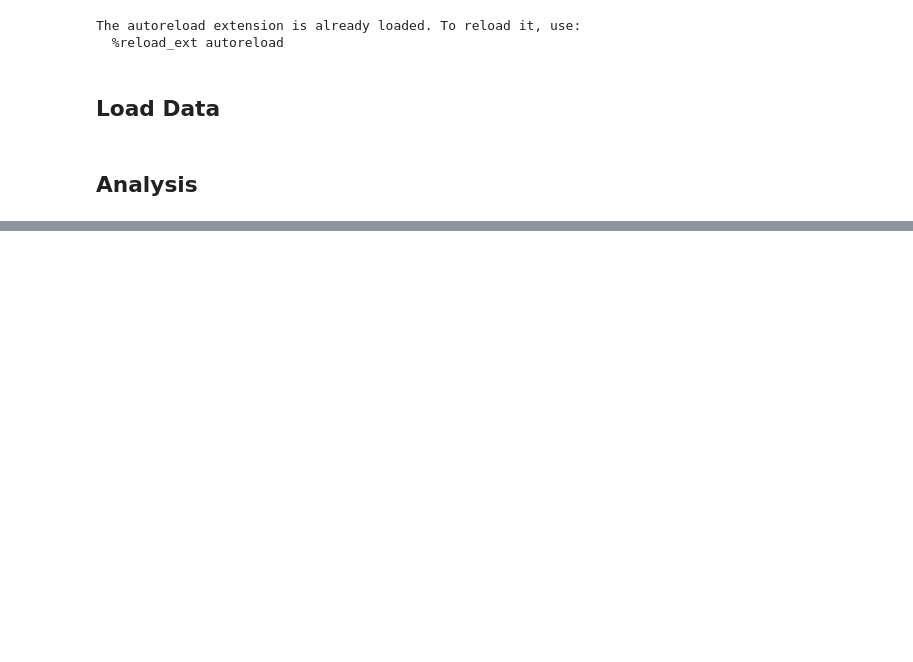
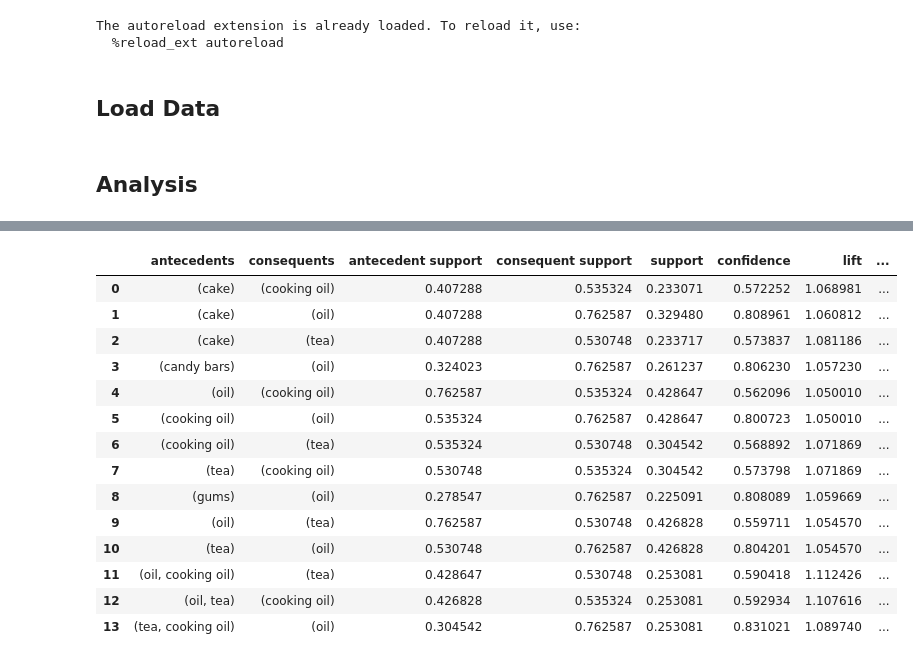
Before and after one commit to beatrizmarques2005/customer_segmentation, a Jupyter notebook: notebook_testing/analysis.ipynb, the cells around one changed output, grey strips where cells are left out. Cells and saved outputs as stored; diff of their text form; code cells hidden in the pictures; blank space fills up the shorter version.

Commit message:
Apriori Algorithm

```diff
--- a/notebook_testing/analysis.ipynb
+++ b/notebook_testing/analysis.ipynb
@@ -48,6 +48,8 @@ customer_info = load_dataset('../customer_info.csv')
 # Calling the clusters
 hierarchical8_notscaled=load_dataset('../clustering_outputs/hierarchical8_notscaled.csv')
 hierarchical8_scaled=load_dataset('../clustering_outputs/hierarchical8_scaled.csv')
+# %%
+customer_basket = load_dataset('../customer_basket.csv')
 # %% [markdown]
 ## Analysis
 # %%
@@ -56,0 +61,2 @@ plot_all_clusters_profile_plotly(vars, cluster_avg, database_avg)
+# %%
+df_items2 = transform_dataset(customer_basket, hierarchical8_notscaled,2)
@@ -56,0 +79,20 @@ plot_all_clusters_profile_plotly(vars, cluster_avg, database_avg)
+# %%
+frequent_itemsets, rules = apriori_algorithm(df_items2, min_support=0.2, metric='confidence', confidence_threshold = 0.5)
+# %%
+rules
+# %% [output]
+|  | antecedents | consequents | antecedent support | consequent support | support | confidence | lift | ... |
+| 0 | (cake) | (cooking oil) | 0.407288 | 0.535324 | 0.233071 | 0.572252 | 1.068981 | ... |
+| 1 | (cake) | (oil) | 0.407288 | 0.762587 | 0.329480 | 0.808961 | 1.060812 | ... |
+| 2 | (cake) | (tea) | 0.407288 | 0.530748 | 0.233717 | 0.573837 | 1.081186 | ... |
+| 3 | (candy bars) | (oil) | 0.324023 | 0.762587 | 0.261237 | 0.806230 | 1.057230 | ... |
+| 4 | (oil) | (cooking oil) | 0.762587 | 0.535324 | 0.428647 | 0.562096 | 1.050010 | ... |
+| 5 | (cooking oil) | (oil) | 0.535324 | 0.762587 | 0.428647 | 0.800723 | 1.050010 | ... |
+| 6 | (cooking oil) | (tea) | 0.535324 | 0.530748 | 0.304542 | 0.568892 | 1.071869 | ... |
+| 7 | (tea) | (cooking oil) | 0.530748 | 0.535324 | 0.304542 | 0.573798 | 1.071869 | ... |
+| 8 | (gums) | (oil) | 0.278547 | 0.762587 | 0.225091 | 0.808089 | 1.059669 | ... |
+| 9 | (oil) | (tea) | 0.762587 | 0.530748 | 0.426828 | 0.559711 | 1.054570 | ... |
+| 10 | (tea) | (oil) | 0.530748 | 0.762587 | 0.426828 | 0.804201 | 1.054570 | ... |
+| 11 | (oil, cooking oil) | (tea) | 0.428647 | 0.530748 | 0.253081 | 0.590418 | 1.112426 | ... |
+| 12 | (oil, tea) | (cooking oil) | 0.426828 | 0.535324 | 0.253081 | 0.592934 | 1.107616 | ... |
+| 13 | (tea, cooking oil) | (oil) | 0.304542 | 0.762587 | 0.253081 | 0.831021 | 1.089740 | ... |
```
Also changed, not shown: parts of 2 cells of this notebook, 1 other file.
